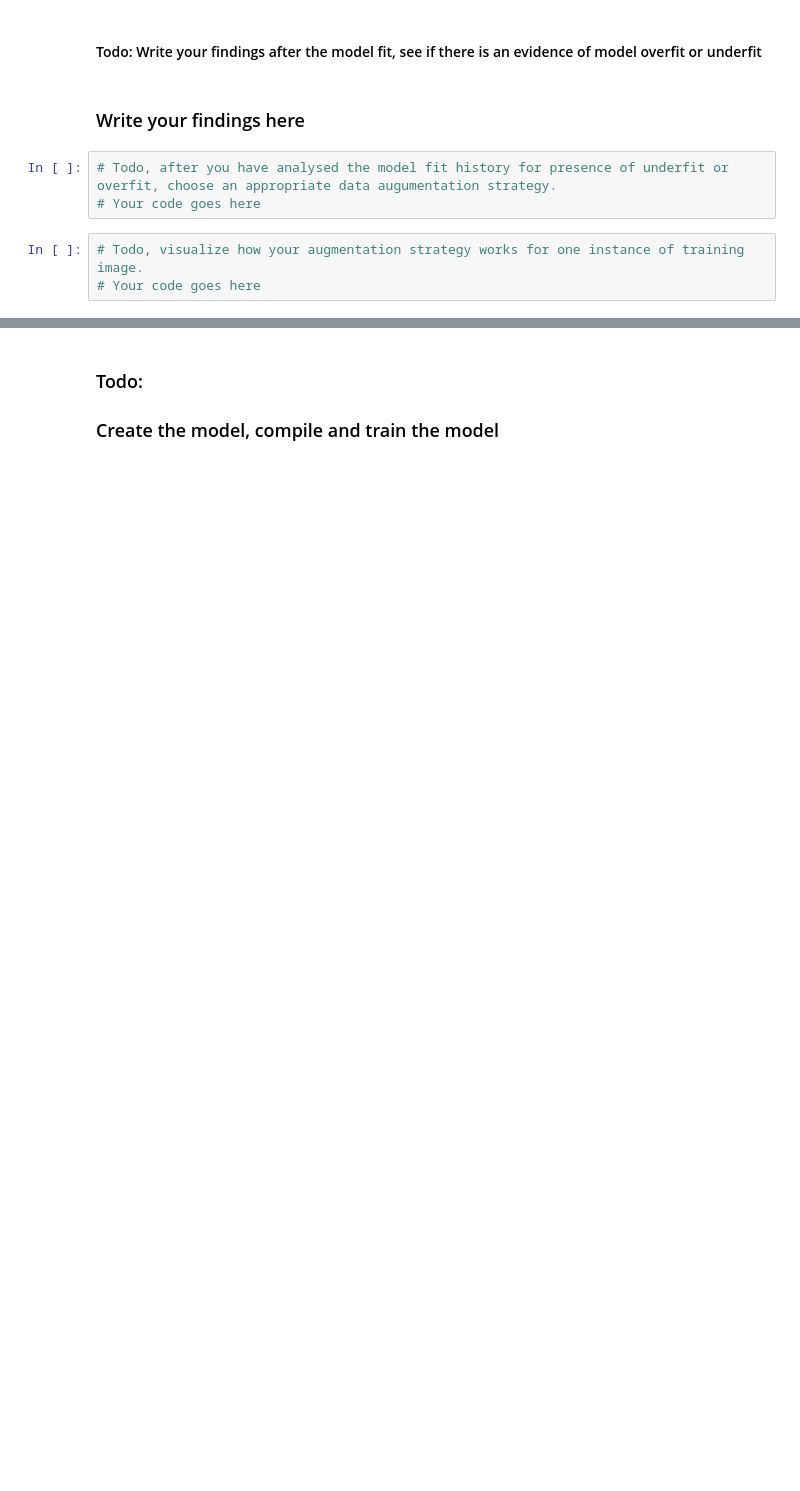
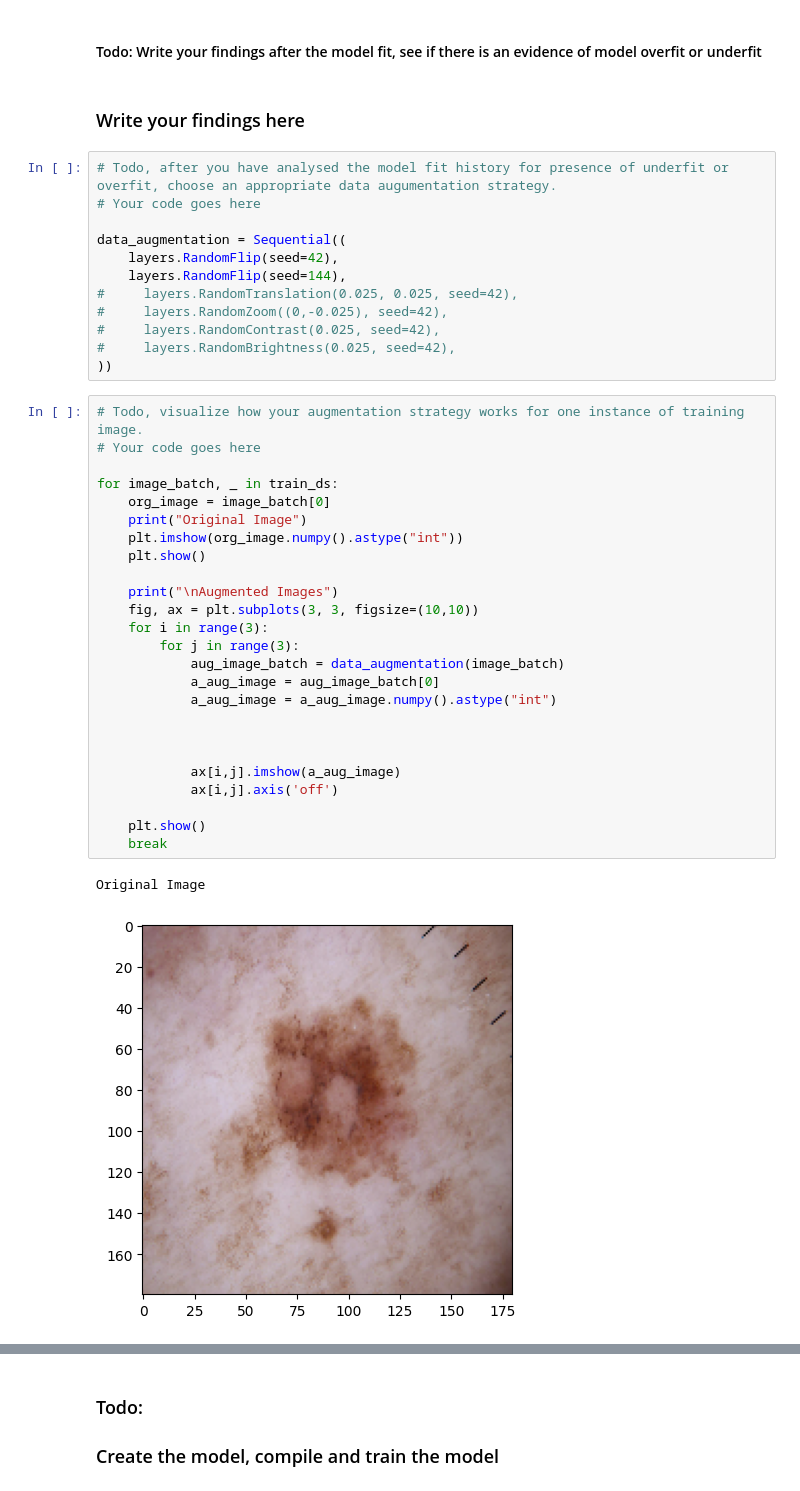
Before and after one commit to aswinj18/melanoma-detection-assignment, a Jupyter notebook: Aswin_J_Shaji.ipynb, the cells around one changed output, grey strips where cells are left out. Cells and saved outputs as stored; diff of their text form; blank space fills up the shorter version.

Commit message:
Completed the second draft of the model with data augmentation during training in the model architecture

```diff
--- a/Aswin_J_Shaji.ipynb
+++ b/Aswin_J_Shaji.ipynb
@@ -283,6 +270,40 @@ plt.show()
 # %%
 # Todo, after you have analysed the model fit history for presence of underfit or overfit, choose an appropriate data augumentation strategy.
 # Your code goes here
+
+data_augmentation = Sequential((
+    layers.RandomFlip(seed=42),
+    layers.RandomFlip(seed=144),
+#     layers.RandomTranslation(0.025, 0.025, seed=42),
+#     layers.RandomZoom((0,-0.025), seed=42),
+#     layers.RandomContrast(0.025, seed=42),
+#     layers.RandomBrightness(0.025, seed=42),
+))
-# %%
-# Todo, visualize how your augmentation strategy works for one instance of training image.
-# Your code goes here
+# %%
+# Todo, visualize how your augmentation strategy works for one instance of training image.
+# Your code goes here
+
+for image_batch, _ in train_ds:
+    org_image = image_batch[0]
+    print("Original Image")
+    plt.imshow(org_image.numpy().astype("int"))
+    plt.show()
+
+    print("\nAugmented Images")
+    fig, ax = plt.subplots(3, 3, figsize=(10,10))
+    for i in range(3):
+        for j in range(3):
+            aug_image_batch = data_augmentation(image_batch)
+            a_aug_image = aug_image_batch[0]
+            a_aug_image = a_aug_image.numpy().astype("int")
+
+
+
+            ax[i,j].imshow(a_aug_image)
+            ax[i,j].axis('off')
+
+    plt.show()
+    break
+# %% [output]
+Original Image
+[figure, added]
```
Also changed, not shown: parts of 13 cells of this notebook.
